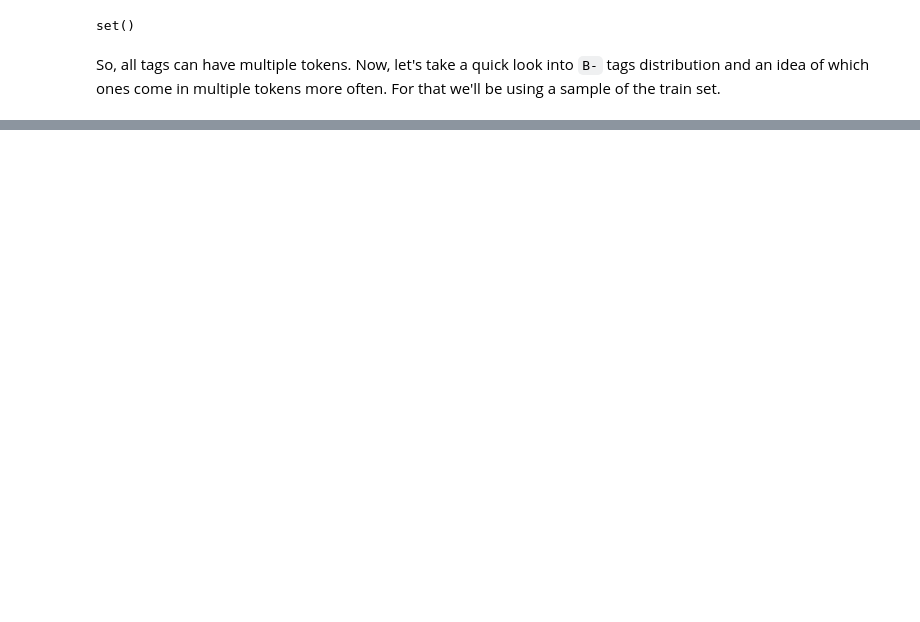
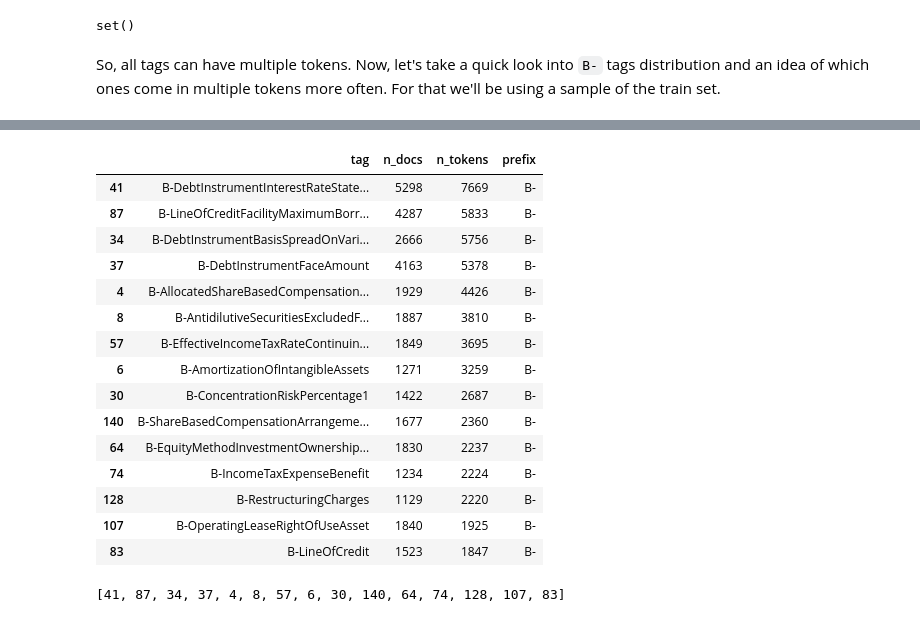
Before and after one commit to roelschr/finer-139-task, a Jupyter notebook: research/eda.ipynb, the cells around one changed output, grey strips where cells are left out. Saved outputs shown, nothing was run; the diff lists cells and outputs as text; code cells hidden in the pictures; blank space fills up the shorter version.

```diff
--- a/research/eda.ipynb
+++ b/research/eda.ipynb
@@ -288,0 +119,24 @@ This will leave us with only ~2% of the whole dataset, which seems ok for a fine
+# %%
+counter_df[counter_df["prefix"]=="B-"].sort_values(by=["n_tokens"], ascending=False)[:15]
+# %% [output]
+|  | tag | n_docs | n_tokens | prefix |
+| 41 | B-DebtInstrumentInterestRateState... | 5298 | 7669 | B- |
+| 87 | B-LineOfCreditFacilityMaximumBorr... | 4287 | 5833 | B- |
+| 34 | B-DebtInstrumentBasisSpreadOnVari... | 2666 | 5756 | B- |
+| 37 | B-DebtInstrumentFaceAmount | 4163 | 5378 | B- |
+| 4 | B-AllocatedShareBasedCompensation... | 1929 | 4426 | B- |
+| 8 | B-AntidilutiveSecuritiesExcludedF... | 1887 | 3810 | B- |
+| 57 | B-EffectiveIncomeTaxRateContinuin... | 1849 | 3695 | B- |
+| 6 | B-AmortizationOfIntangibleAssets | 1271 | 3259 | B- |
+| 30 | B-ConcentrationRiskPercentage1 | 1422 | 2687 | B- |
+| 140 | B-ShareBasedCompensationArrangeme... | 1677 | 2360 | B- |
+| 64 | B-EquityMethodInvestmentOwnership... | 1830 | 2237 | B- |
+| 74 | B-IncomeTaxExpenseBenefit | 1234 | 2224 | B- |
+| 128 | B-RestructuringCharges | 1129 | 2220 | B- |
+| 107 | B-OperatingLeaseRightOfUseAsset | 1840 | 1925 | B- |
+| 83 | B-LineOfCredit | 1523 | 1847 | B- |
+# %%
+most_common = counter_df[counter_df["prefix"]=="B-"].sort_values(by=["n_tokens"], ascending=False)[:15].index.tolist()
+most_common
+# %% [output]
+[41, 87, 34, 37, 4, 8, 57, 6, 30, 140, 64, 74, 128, 107, 83]
```
Also changed, not shown: parts of 39 cells of this notebook, 2 other files.
